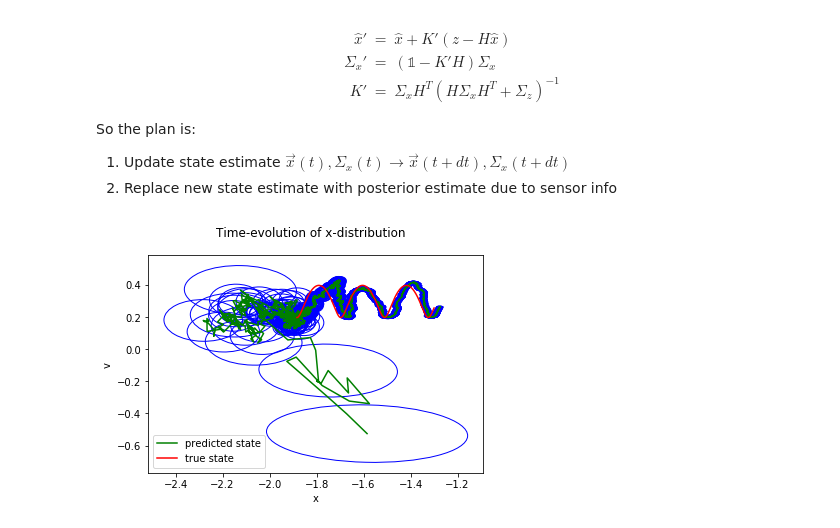
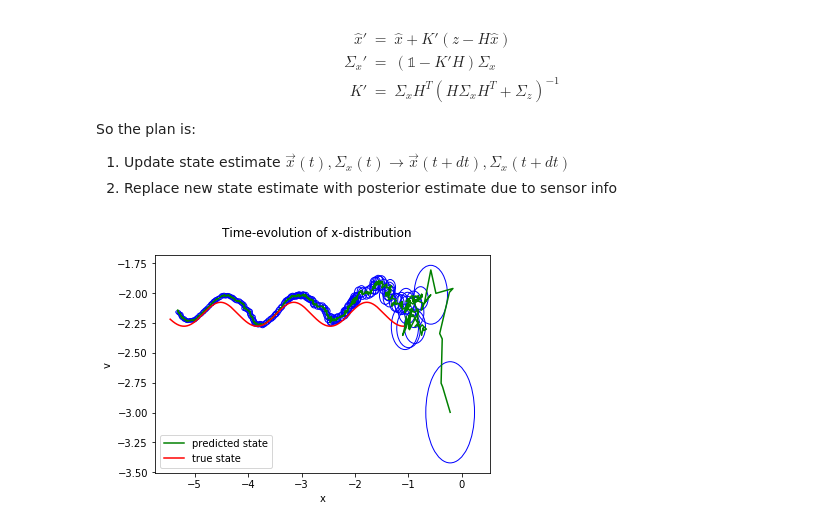
Before and after one commit to aleksejs-fomins/snippets-data-analysis, a Jupyter notebook: python/signal-processing/control_theory/kalman-filter.ipynb, the cells around one changed output. Drawn from its saved outputs; the diff is of its cells as text; code cells hidden in the pictures.

```diff
--- a/python/signal-processing/control_theory/kalman-filter.ipynb
+++ b/python/signal-processing/control_theory/kalman-filter.ipynb
@@ -114,8 +114,8 @@ def update_kalman(mu_x, S_x, mu_z, S_z):
     return x1, S_x1
 
 # Init
-N_STEP = 20000
-dt = 0.0001
+N_STEP = 2000
+dt = 0.001
 w = 10                                # Input frequency
 F = np.array([[1, dt],[0, 1]])        # State evolution matrix
 A = np.array([dt**2/2, dt])           # Input matrix
@@ -128,31 +128,31 @@ H = np.diag([1, 1])                   # Map from state to sensor
 # Simulate
 x_true_lst = [x_true]
 mu_lst = [mu_x]
 S_lst = [S_x]
 for i in range(N_STEP):
     x_true = update_mu(x_true, F, A, w, i*dt)          # 1. Update using forwards model
     mu_x = update_mu(mu_x, F, A, w, i*dt)              # 1. Update using forwards model
     S_x  = update_sig(S_x, F)                          # 1. Update using forwards model
     mu_z = np.random.multivariate_normal(x_true, S_z)  # 2. Measure from sensor
     mu_x, S_x = update_kalman(mu_x, S_x, mu_z, S_z)    # 3. Update state estimate using sensor estimate
     mu_lst += [mu_x]
     S_lst += [S_x]
     x_true_lst += [x_true]
 
 # Plot
 fig, ax = plt.subplots()
 fig.suptitle("Time-evolution of x-distribution")
 ax.set_xlabel("x")
 ax.set_ylabel("v")
 for i in range(N_STEP):
     if i % 10 == 0:
         mu, S = mu_lst[i], S_lst[i]
         ax.add_patch(Ellipse(mu, *cov2ellipse(S), edgecolor='b', facecolor='none'))
 
 ax.plot([x[0] for x in mu_lst], [x[1] for x in mu_lst], color='g', label='predicted state')
 ax.plot([x[0] for x in x_true_lst], [x[1] for x in x_true_lst], color='r', label='true state')
 ax.legend()
 ax.autoscale_view()
 plt.show()
 # %% [output]
-[figure, old version]
+[figure, new version]
```
Also changed, not shown: parts of 1 cell of this notebook, 1 other file.
